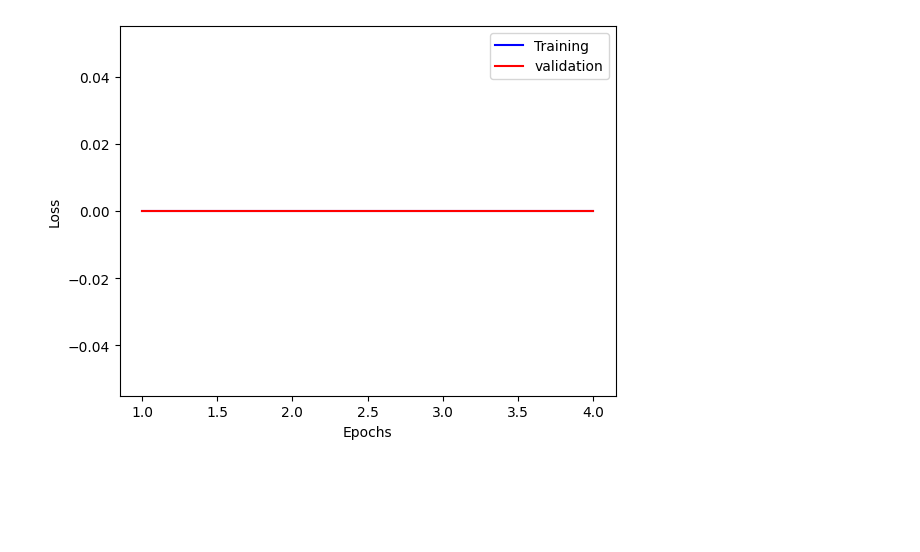
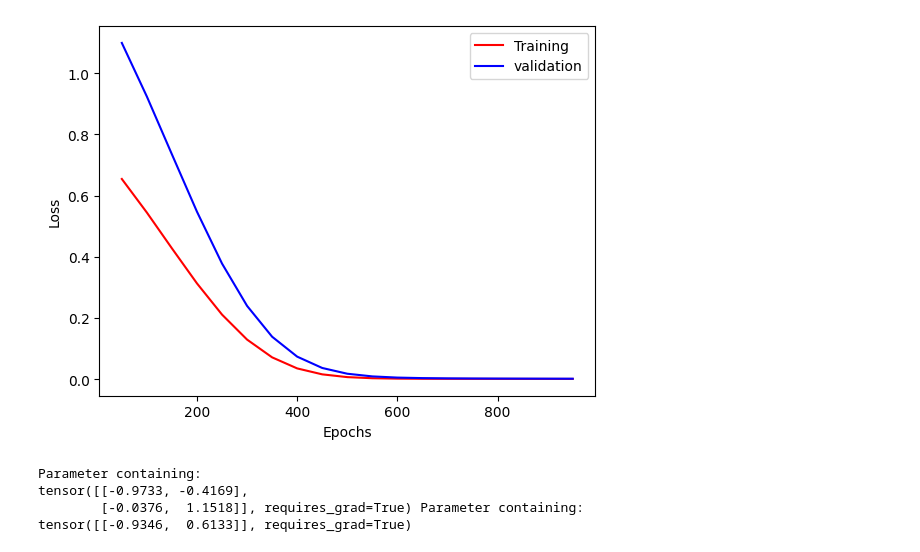
Before and after one commit to pavanyellow/toy-counter-model, a Jupyter notebook: 2.ipynb, the cells around one changed output. Cells and saved outputs as stored; diff of their text form; code cells hidden in the pictures; blank space fills up the shorter version.

```diff
--- a/2.ipynb
+++ b/2.ipynb
@@ -8,15 +8,15 @@ import time
 import numpy as np
 import plotly.express as px
 from dataclasses import dataclass
-
+from utils import *
 torch.manual_seed(10)
 
 
 
 input_size = 2
-learning_rate = 0.01
-max_iters = 5
-dataset_size = 1024*4
+learning_rate = 1e-3
+max_iters = 1000
+dataset_size = 16
 batch_size = dataset_size
 
 
@@ -63,9 +63,9 @@ class Model(nn.Module):
         super().__init__()
         self.config = config
         self.layers = nn.Sequential(
-                        nn.Linear(config.input_size, config.hidden_size),
-                        nn.ReLU(),
-                        nn.Linear(config.hidden_size, 1),
+                        nn.Linear(config.input_size, config.hidden_size, bias= False),
+                        #nn.ReLU(),
+                        nn.Linear(config.hidden_size, 1, bias= False),
                     )
 
 
@@ -74,7 +74,7 @@ class Model(nn.Module):
 
         loss = nn.MSELoss()
 
-        return count, loss(count.squeeze(-1), count.sum(-1))
+        return count, ((idx.sum(-1) - count.squeeze(-1))**2).mean()
 
 
 training_dataset = torch.rand(dataset_size, input_size)
@@ -88,7 +88,7 @@ def get_accuracy():
     a= sample_data(split = 'val', batch_size= 1024)
     n = (model(a)[0].argmax(-1) == (a>0).sum(-1))
     print("val accuracy",n.sum()/a.shape[0])
-optimizer = torch.optim.Adam(model.parameters() , learning_rate, weight_decay= 1e-4)
+optimizer = torch.optim.Adam(model.parameters() , learning_rate)
 start_time = time.time()
 step_value = max_iters/20
 for i in range(1, max_iters):
@@ -117,8 +117,10 @@ print(f"Took {end_time-start_time}s for {max_iters} epochs")
 
 plt.xlabel("Epochs")
 plt.ylabel("Loss")
-plt.plot(iters,loss_value, color='blue', label="Training")
-plt.plot(iters, val_loss_value, "red", label = "validation")
+plt.plot(iters,loss_value, color='red', label="Training")
+plt.plot(iters, val_loss_value, "blue", label = "validation")
+
+
 plt.legend()
 plt.show()
 # %% [output]
@@ -130 +147,8 @@ Took 0.011581182479858398s for 5 epochs
-[figure, old version]
+[figure, new version]
+# %%
+print(model.layers[0].weight, model.layers[-1].weight)
+# %% [output]
+Parameter containing:
+tensor([[-0.9733, -0.4169],
+        [-0.0376,  1.1518]], requires_grad=True) Parameter containing:
+tensor([[-0.9346,  0.6133]], requires_grad=True)
```
Also changed, not shown: parts of 9 cells of this notebook, 3 other files.
